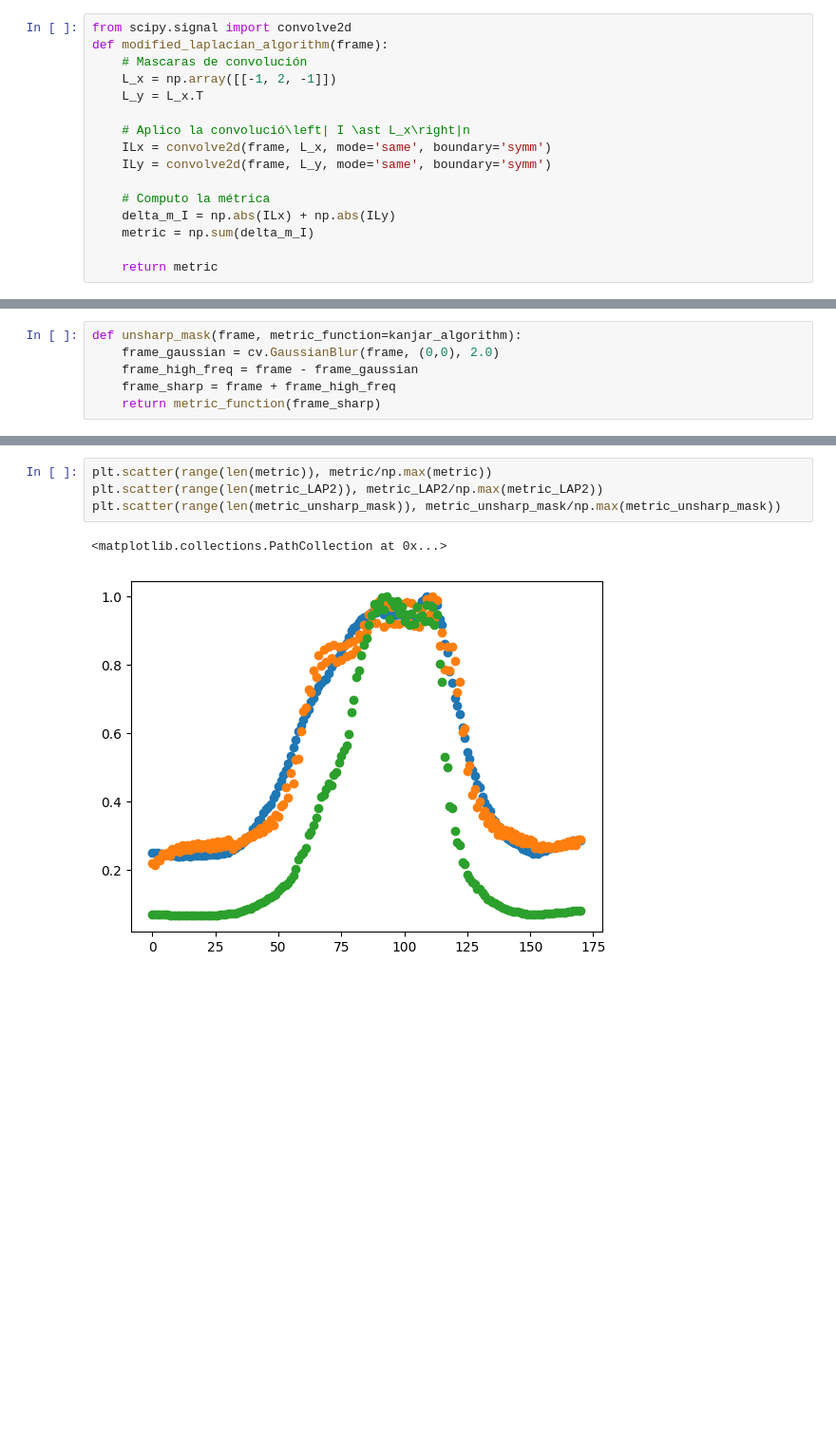
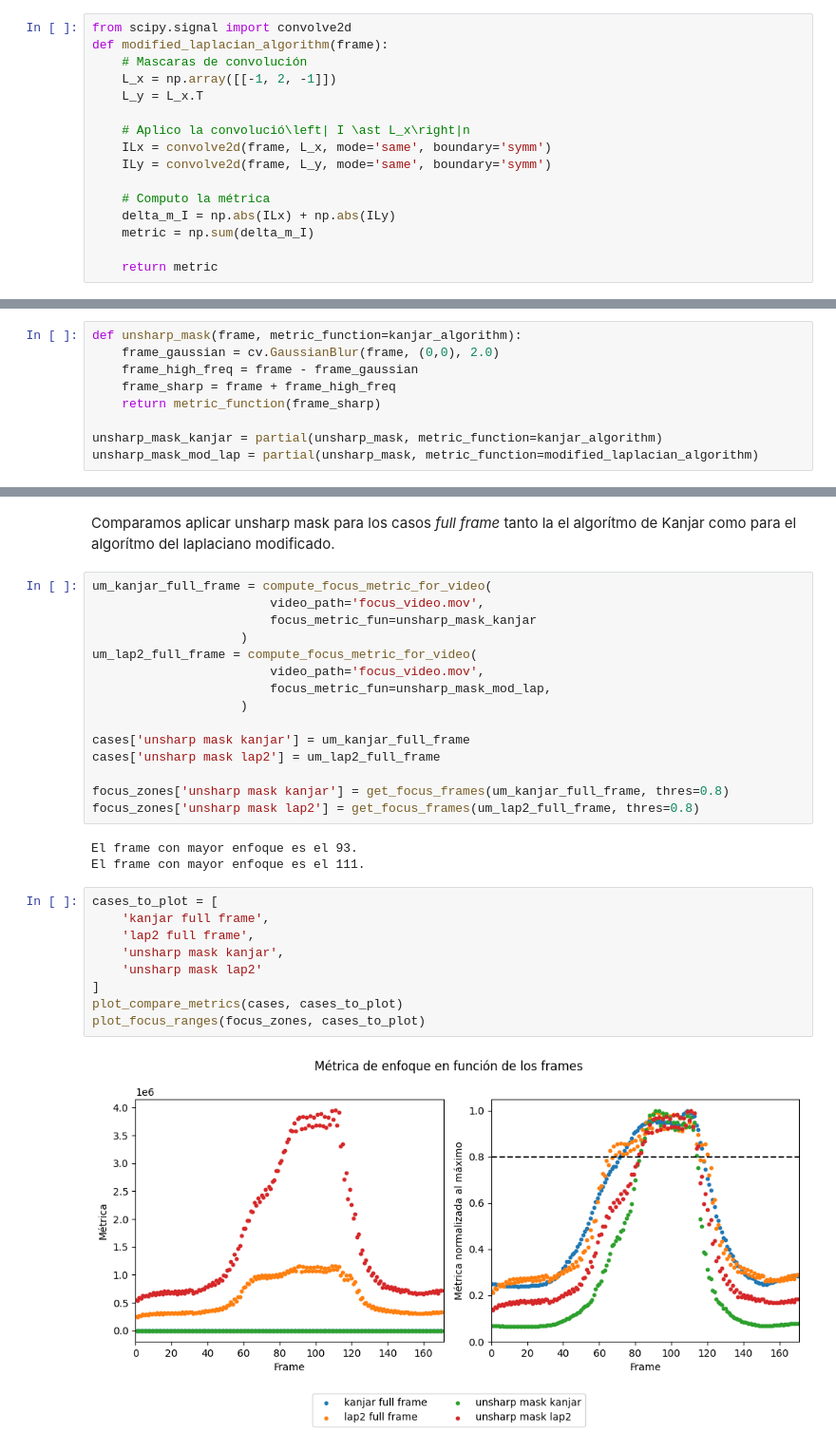
Before and after one commit to jteich99/vision_computadora_i, a Jupyter notebook: TPs/tp2/tp2.ipynb, the cells around one changed output, grey strips where cells are left out. Shown at 95% size. Cells and saved outputs as stored; diff of their text form; blank space fills up the shorter version.

```diff
--- a/TPs/tp2/tp2.ipynb
+++ b/TPs/tp2/tp2.ipynb
@@ -389,3 +508,6 @@ def unsharp_mask(frame, metric_function=kanjar_algorithm):
     frame_high_freq = frame - frame_gaussian
     frame_sharp = frame + frame_high_freq
     return metric_function(frame_sharp)
+
+unsharp_mask_kanjar = partial(unsharp_mask, metric_function=kanjar_algorithm)
+unsharp_mask_mod_lap = partial(unsharp_mask, metric_function=modified_laplacian_algorithm)
@@ -401,7 +514,31 @@ metric_unsharp_mask = compute_focus_metric_for_video('focus_video.mov', focus_me
-# %%
-plt.scatter(range(len(metric)), metric/np.max(metric))
-plt.scatter(range(len(metric_LAP2)), metric_LAP2/np.max(metric_LAP2))
-plt.scatter(range(len(metric_unsharp_mask)), metric_unsharp_mask/np.max(metric_unsharp_mask))
-# %% [output]
-<matplotlib.collections.PathCollection at 0x...>
-[figure, removed]
+# %% [markdown]
+Comparamos aplicar unsharp mask para los casos *full frame* tanto la el algorítmo de Kanjar como para el algorítmo del laplaciano modificado.
+# %%
+um_kanjar_full_frame = compute_focus_metric_for_video(
+                        video_path='focus_video.mov',
+                        focus_metric_fun=unsharp_mask_kanjar
+                    )
+um_lap2_full_frame = compute_focus_metric_for_video(
+                        video_path='focus_video.mov',
+                        focus_metric_fun=unsharp_mask_mod_lap,
+                    )
+
+cases['unsharp mask kanjar'] = um_kanjar_full_frame
+cases['unsharp mask lap2'] = um_lap2_full_frame
+
+focus_zones['unsharp mask kanjar'] = get_focus_frames(um_kanjar_full_frame, thres=0.8)
+focus_zones['unsharp mask lap2'] = get_focus_frames(um_lap2_full_frame, thres=0.8)
+# %% [output]
+El frame con mayor enfoque es el 93.
+El frame con mayor enfoque es el 111.
+# %%
+cases_to_plot = [
+    'kanjar full frame',
+    'lap2 full frame',
+    'unsharp mask kanjar',
+    'unsharp mask lap2'
+]
+plot_compare_metrics(cases, cases_to_plot)
+plot_focus_ranges(focus_zones, cases_to_plot)
+# %% [output]
+[figure, added]
```
Also changed, not shown: parts of 32 cells of this notebook.
